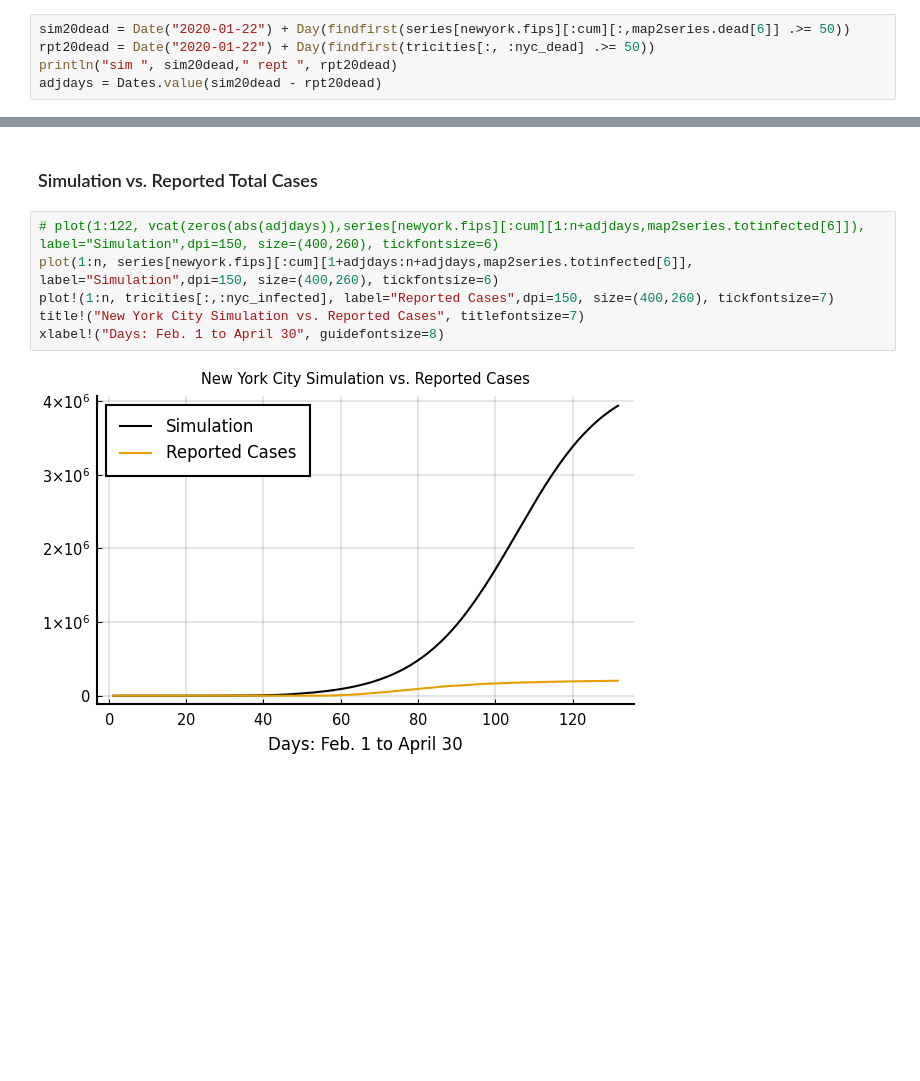
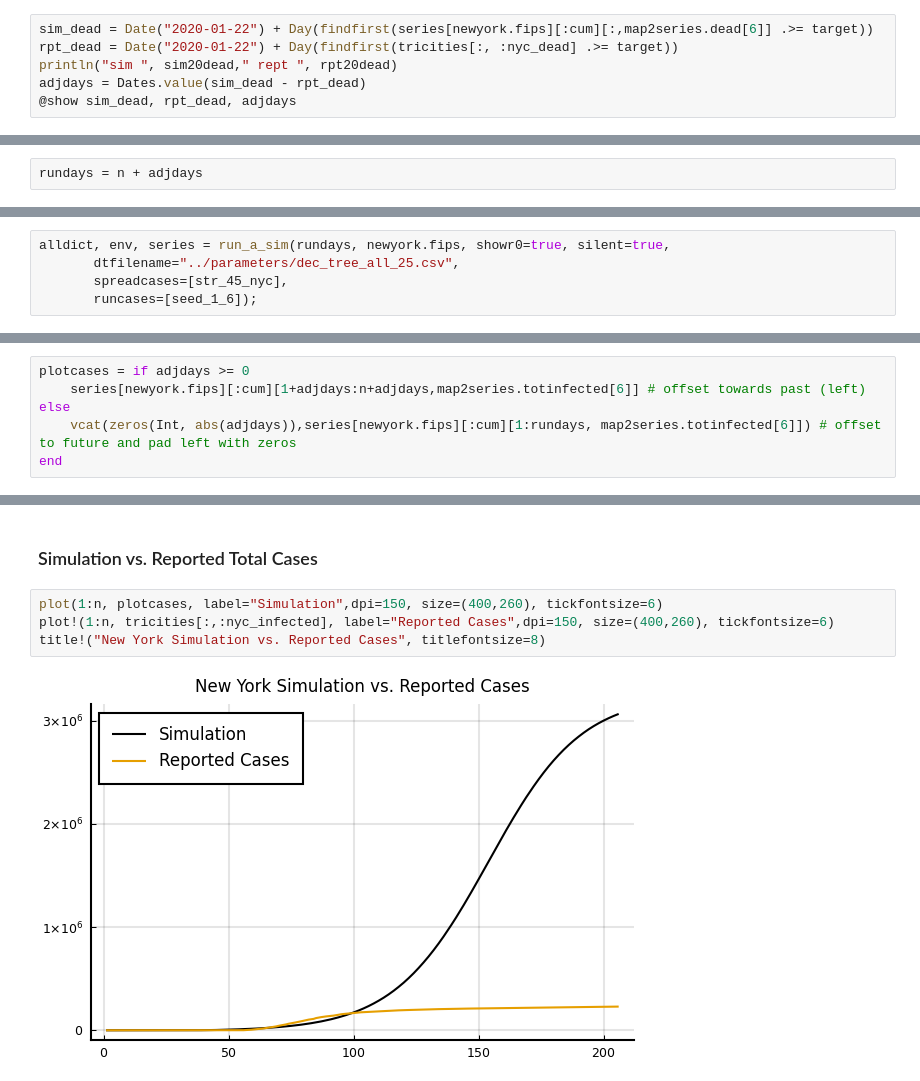
Before and after one commit to lewisl/CovidSim, a Jupyter notebook: notebooks/reported_data.ipynb, the cells around one changed output, grey strips where cells are left out. Saved outputs shown, nothing was run; the diff lists cells and outputs as text; blank space fills up the shorter version.

Commit message:
Update notebook for comparison to reported data
...and begin new charts.

```diff
--- a/notebooks/reported_data.ipynb
+++ b/notebooks/reported_data.ipynb
@@ -261,8 +376,9 @@ Simulation completed for 146 days.
 # %% [markdown]
 #### Align simulation and reported series on the day when 50 deaths were reached
 # %%
-sim20dead = Date("2020-01-22") + Day(findfirst(series[newyork.fips][:cum][:,map2series.dead[6]] .>= 50))
-rpt20dead = Date("2020-01-22") + Day(findfirst(tricities[:, :nyc_dead] .>= 50))
+sim_dead = Date("2020-01-22") + Day(findfirst(series[newyork.fips][:cum][:,map2series.dead[6]] .>= target))
+rpt_dead = Date("2020-01-22") + Day(findfirst(tricities[:, :nyc_dead] .>= target))
 println("sim ", sim20dead," rept ", rpt20dead)
-adjdays = Dates.value(sim20dead - rpt20dead)
+adjdays = Dates.value(sim_dead - rpt_dead)
+@show sim_dead, rpt_dead, adjdays
 # %% [output]
@@ -282,0 +388,2 @@ cumplot(series,newyork.fips,[infectious, totinfected], geo=geo)
+# %%
+rundays = n + adjdays
@@ -282,0 +392,5 @@ cumplot(series,newyork.fips,[infectious, totinfected], geo=geo)
+# %%
+alldict, env, series = run_a_sim(rundays, newyork.fips, showr0=true, silent=true,
+       dtfilename="../parameters/dec_tree_all_25.csv",
+       spreadcases=[str_45_nyc],
+       runcases=[seed_1_6]);
@@ -282,0 +415,6 @@ cumplot(series,newyork.fips,[infectious, totinfected], geo=geo)
+# %%
+plotcases = if adjdays >= 0
+    series[newyork.fips][:cum][1+adjdays:n+adjdays,map2series.totinfected[6]] # offset towards past (left)
+else
+    vcat(zeros(Int, abs(adjdays)),series[newyork.fips][:cum][1:rundays, map2series.totinfected[6]]) # offset to future and pad left with zeros
+end
@@ -283,10 +439,8 @@ cumplot(series,newyork.fips,[infectious, totinfected], geo=geo)
 # %% [markdown]
 ### Simulation vs. Reported Total Cases
 # %%
-# plot(1:122, vcat(zeros(abs(adjdays)),series[newyork.fips][:cum][1:n+adjdays,map2series.totinfected[6]]), label="Simulation",dpi=150, size=(400,260), tickfontsize=6)
-plot(1:n, series[newyork.fips][:cum][1+adjdays:n+adjdays,map2series.totinfected[6]], label="Simulation",dpi=150, size=(400,260), tickfontsize=6)
-plot!(1:n, tricities[:,:nyc_infected], label="Reported Cases",dpi=150, size=(400,260), tickfontsize=7)
-title!("New York City Simulation vs. Reported Cases", titlefontsize=7)
-xlabel!("Days: Feb. 1 to April 30", guidefontsize=8)
+plot(1:n, plotcases, label="Simulation",dpi=150, size=(400,260), tickfontsize=6)
+plot!(1:n, tricities[:,:nyc_infected], label="Reported Cases",dpi=150, size=(400,260), tickfontsize=6)
+title!("New York Simulation vs. Reported Cases", titlefontsize=8)
 # %% [output]
-[figure, old version]
+[figure, new version]
```
Also changed, not shown: parts of 51 cells of this notebook, 7 other files.
